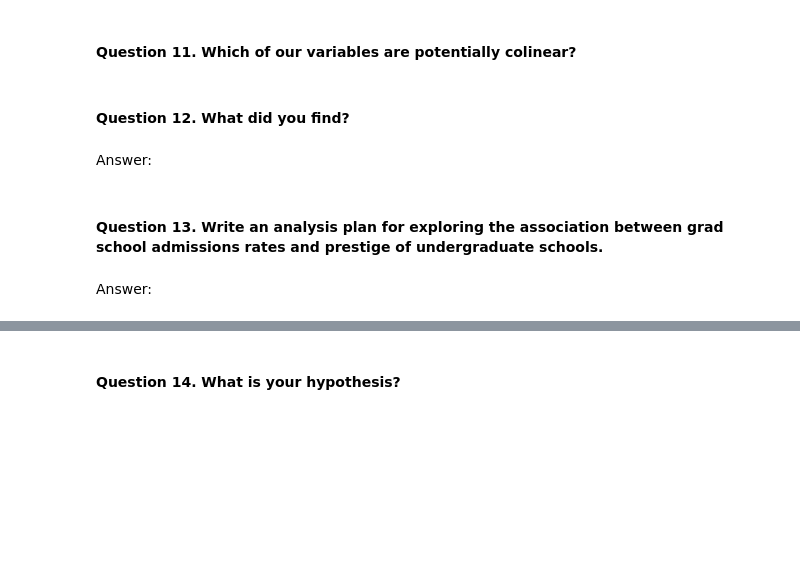
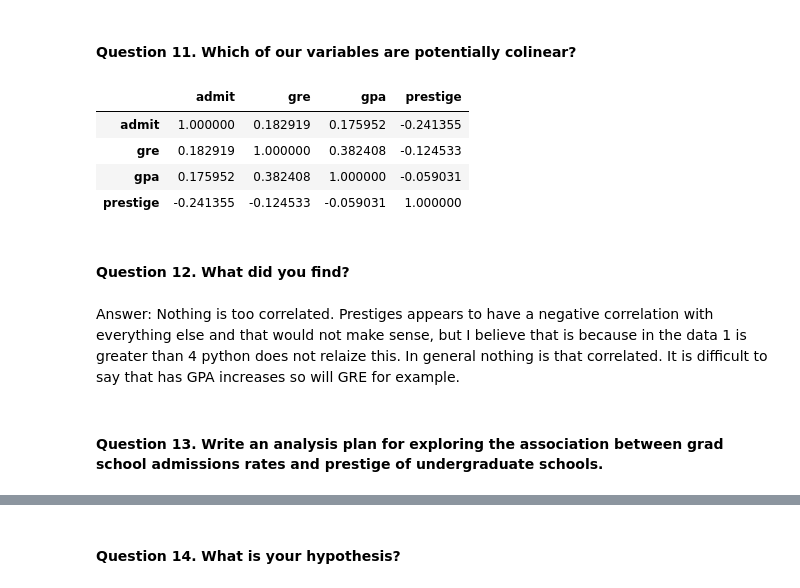
Before and after one commit to carterkbrantley/ga-data-science, a Jupyter notebook: Admissions-Project/Part-2/project2-starter-Copy1.ipynb, the cells around one changed output, grey strips where cells are left out. Cells and saved outputs as stored; diff of their text form; code cells hidden in the pictures; blank space fills up the shorter version.

Commit message:
iPython Notebook

```diff
--- a/Admissions-Project/Part-2/project2-starter-Copy1.ipynb
+++ b/Admissions-Project/Part-2/project2-starter-Copy1.ipynb
@@ -143,8 +141,14 @@ Answer:
+# %%
+df_raw.corr()
+# %% [output]
+|  | admit | gre | gpa | prestige |
+| admit | 1.000000 | 0.182919 | 0.175952 | -0.241355 |
+| gre | 0.182919 | 1.000000 | 0.382408 | -0.124533 |
+| gpa | 0.175952 | 0.382408 | 1.000000 | -0.059031 |
+| prestige | -0.241355 | -0.124533 | -0.059031 | 1.000000 |
 # %% [markdown]
 #### Question 12. What did you find?
-# %% [markdown]
-Answer:
+# %% [markdown]
+Answer: Nothing is too correlated. Prestiges appears to have a negative correlation with everything else and that would not make sense, but I believe that is because in the data 1 is greater than 4 python does not relaize this. In general nothing is that correlated. It is difficult to say that has GPA increases so will GRE for example.
 # %% [markdown]
 #### Question 13. Write an analysis plan for exploring the association between grad school admissions rates and prestige of  undergraduate schools.
-# %% [markdown]
-Answer:
```
Also changed, not shown: parts of 8 cells of this notebook.
